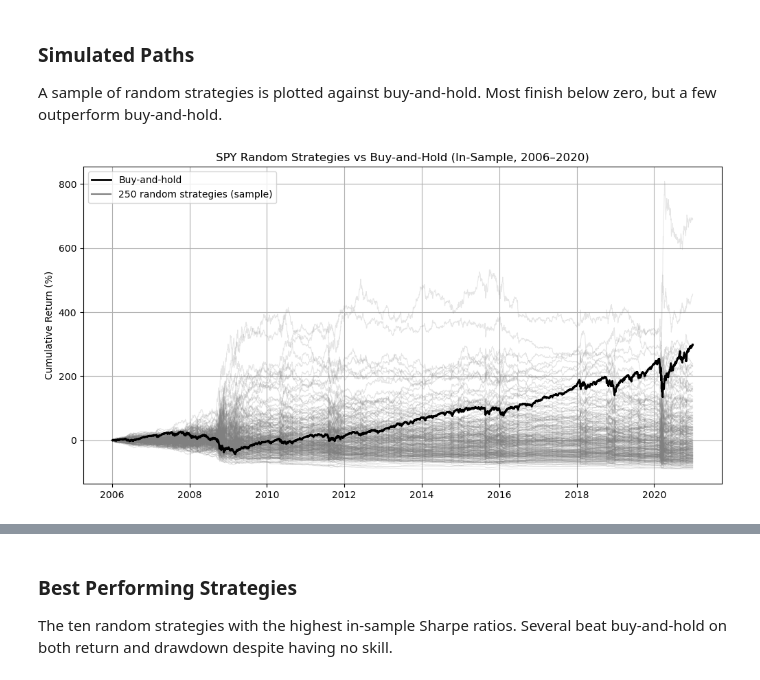
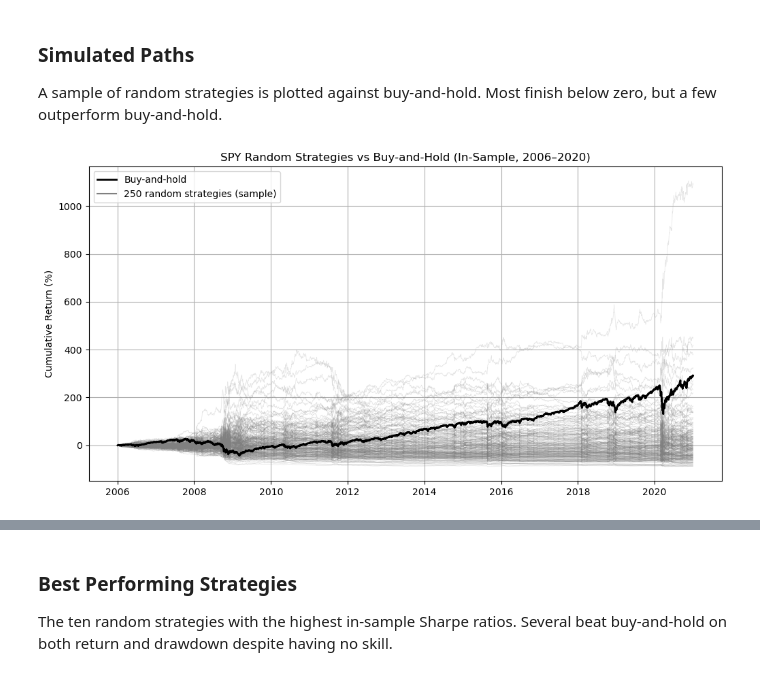
Before and after one commit to coltondonaldson/Undergraduate-Research---False-Discoveries-in-Backtested-Trading-Strategies, a Jupyter notebook: notebooks/02_strategy_grid.ipynb, the cells around one changed output, grey strips where cells are left out. Cells and saved outputs as stored; diff of their text form; code cells hidden in the pictures.

```diff
--- a/notebooks/02_strategy_grid.ipynb
+++ b/notebooks/02_strategy_grid.ipynb
@@ -35,12 +26,14 @@ def daily_returns(ticker_data):
 Each strategy outputs the position it holds each day. These functions turn positions into daily returns and cumulative growth. Positions are shifted forward one day so trades are based only on information available at the previous close.
 # %%
 # Function to calculate a strategy's daily returns
-def strategy_returns(positions, asset_returns, cost=0.0):
-    position = positions.shift(1).fillna(0)              # today you hold what you decided at yesterday's close
-    previous_position = position.shift(1).fillna(0)      # what you held the day before
-    trade_size = (position - previous_position).abs()    # how much you bought or sold to get to today's position
-    gross_returns = position * asset_returns             # return earned on the position held
-    trading_costs = cost * trade_size                    # cost paid on the amount traded
+def strategy_returns(positions, open_prices, close_prices, cost=0.0):
+    current_position = positions.shift(1).fillna(0)                                               # today's position is based on yesterday's close
+    previous_position = current_position.shift(1).fillna(0)                                       # what you held before today's market open
+    trade_size = (current_position - previous_position).abs()                                     # how much you bought or sold at today's open
+    intraday_returns = (close_prices - open_prices) / open_prices                                 # return from today's open to today's close
+    overnight_returns = (open_prices / close_prices.shift(1) - 1).fillna(0)                       # return from yesterday's close to today's open
+    gross_returns = previous_position * overnight_returns + current_position * intraday_returns   # returns earned while holding each position
+    trading_costs = cost * trade_size                                                             # cost paid on the amount traded
     net_returns = gross_returns - trading_costs
     return net_returns
 
@@ -58,7 +51,7 @@ Each strategy is evaluated on annualized return, annualized volatility, Sharpe r
 # Function to calculate annualized return
 def annualized_return(returns):
     total_growth = (1 + returns).prod()                # final value of $1
-    years = (len(returns) - 1) / 252                   # 252 trading days in a year
+    years = (len(returns)) / 252                       # 252 trading days in a year
     ann_return = total_growth ** (1 / years) - 1
     return ann_return
 
@@ -106,9 +99,8 @@ def summary(returns):
 Buy-and-hold holds a position of 1 every day and is the benchmark every strategy variant is compared against. Its cumulative return is also checked against the return calculated directly from prices to confirm the backtest functions work correctly.
 # %%
 # Running the buy-and-hold strategy
-SPY_returns = daily_returns(SPY_data)
 SPY_bh_positions = pd.Series(1.0, index=SPY_data.index)
-SPY_bh_returns = strategy_returns(SPY_bh_positions, SPY_returns)
+SPY_bh_returns = strategy_returns(SPY_bh_positions, SPY_data['Open'], SPY_data['Close'])
 
 # Checking the backtest against the return calculated directly from prices
 from_backtest = cumulative_return(SPY_bh_returns).iloc[-1]
@@ -171,19 +163,19 @@ def random_continuous_positions(index, rng):
 Each family is run 5,000 times through the same backtest. Every 40th strategy's daily returns are also kept so that a sample of 250 strategies can be plotted.
 # %%
 # Function to run every random strategy through the backtest (and keep a sample for visualization)
-def run_random_grid(ticker, ticker_data, asset_returns, n_strategies, seed, sample_every=40):
-    rng = np.random.default_rng(seed)            # same seed gives the same strategies every run
+def run_random_grid(ticker, ticker_data, n_strategies, seed, sample_every=40):
+    rng = np.random.default_rng(seed)                 # same seed gives the same strategies every run
     results = {}
     sample_returns = {}
     for k in range(n_strategies):
         positions = random_long_short_positions(ticker_data.index, rng)
-        returns = strategy_returns(positions, asset_returns)
+        returns = strategy_returns(positions, ticker_data['Open'], ticker_data['Close'])
         results[f'{ticker}_Long_Short_{k}'] = summary(returns)
         if k % sample_every == 0:
             sample_returns[f'{ticker}_Long_Short_{k}'] = returns
     for k in range(n_strategies):
         positions = random_continuous_positions(ticker_data.index, rng)
-        returns = strategy_returns(positions, asset_returns)
+        returns = strategy_returns(positions, ticker_data['Open'], ticker_data['Close'])
         results[f'{ticker}_Continuous_{k}'] = summary(returns)
         if k % sample_every == 0:
             sample_returns[f'{ticker}_Continuous_{k}'] = returns
@@ -191,7 +183,7 @@ def run_random_grid(ticker, ticker_data, asset_returns, n_strategies, seed, samp
     return results_df, sample_returns
 
 # Running every random strategy through the backtest (and keeping every 40th, 250 in total, for visualization)
-results_df, sample_returns = run_random_grid(ticker, SPY_data, SPY_returns, n_strategies, seed)
+results_df, sample_returns = run_random_grid(ticker, SPY_data, n_strategies, seed)
 # %% [markdown]
 ## In-Sample Results
 
@@ -203,14 +195,14 @@ A sample of random strategies is plotted against buy-and-hold. Most finish below
 # %%
 # Plotting the sample of 250 random strategies against buy-and-hold
 plt.figure(figsize=(12, 6))
 for name, returns in sample_returns.items():
-    plt.plot(cumulative_return(returns), color='grey', alpha=0.2, linewidth=0.7)
+    plt.plot(cumulative_return(returns), color='grey', alpha=0.2, linewidth=0.5)
 plt.plot(cumulative_return(SPY_bh_returns), color='black', linewidth=2, label='Buy-and-hold')
 plt.plot([], [], color='grey', label=f'{len(sample_returns)} random strategies (sample)')
 plt.title(f'{ticker} Random Strategies vs Buy-and-Hold (In-Sample, 2006–2020)')
 plt.ylabel('Cumulative Return (%)')
 plt.legend()
 plt.grid(True)
 plt.show()
 # %% [output]
-[figure, old version]
+[figure, new version]
```
Also changed, not shown: parts of 10 cells of this notebook, 3 other files.
